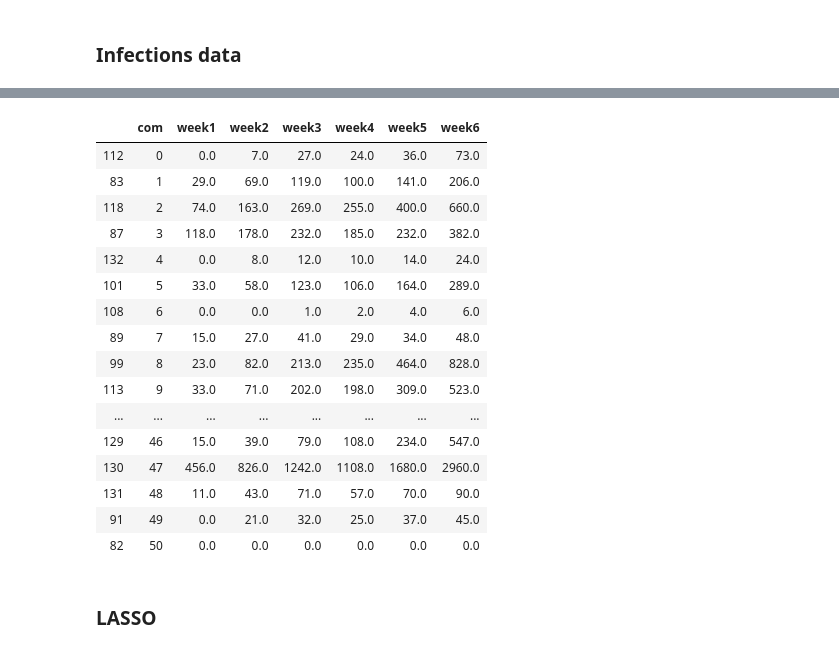
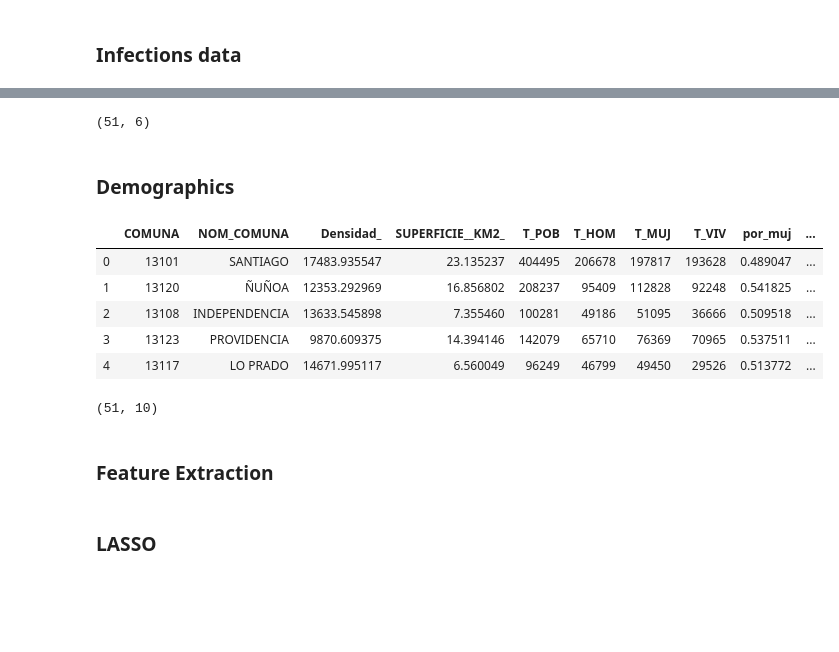
Before and after one commit to gweintra/covid19, a Jupyter notebook: ml_models.ipynb, the cells around one changed output, grey strips where cells are left out. Saved outputs shown, nothing was run; the diff lists cells and outputs as text; code cells hidden in the pictures; blank space fills up the shorter version.

Commit message:
added feature extraction

```diff
--- a/ml_models.ipynb
+++ b/ml_models.ipynb
@@ -135,20 +133,17 @@ df_y = df_y.sort_values("com")
 # %%
 df_y
+y.shape
 # %% [output]
-|  | com | week1 | week2 | week3 | week4 | week5 | week6 |
-| 112 | 0 | 0.0 | 7.0 | 27.0 | 24.0 | 36.0 | 73.0 |
-| 83 | 1 | 29.0 | 69.0 | 119.0 | 100.0 | 141.0 | 206.0 |
-| 118 | 2 | 74.0 | 163.0 | 269.0 | 255.0 | 400.0 | 660.0 |
-| 87 | 3 | 118.0 | 178.0 | 232.0 | 185.0 | 232.0 | 382.0 |
-| 132 | 4 | 0.0 | 8.0 | 12.0 | 10.0 | 14.0 | 24.0 |
-| 101 | 5 | 33.0 | 58.0 | 123.0 | 106.0 | 164.0 | 289.0 |
-| 108 | 6 | 0.0 | 0.0 | 1.0 | 2.0 | 4.0 | 6.0 |
-| 89 | 7 | 15.0 | 27.0 | 41.0 | 29.0 | 34.0 | 48.0 |
-| 99 | 8 | 23.0 | 82.0 | 213.0 | 235.0 | 464.0 | 828.0 |
-| 113 | 9 | 33.0 | 71.0 | 202.0 | 198.0 | 309.0 | 523.0 |
-| ... | ... | ... | ... | ... | ... | ... | ... |
-| 129 | 46 | 15.0 | 39.0 | 79.0 | 108.0 | 234.0 | 547.0 |
-| 130 | 47 | 456.0 | 826.0 | 1242.0 | 1108.0 | 1680.0 | 2960.0 |
-| 131 | 48 | 11.0 | 43.0 | 71.0 | 57.0 | 70.0 | 90.0 |
-| 91 | 49 | 0.0 | 21.0 | 32.0 | 25.0 | 37.0 | 45.0 |
-| 82 | 50 | 0.0 | 0.0 | 0.0 | 0.0 | 0.0 | 0.0 |
+(51, 6)
+# %% [markdown]
+### Demographics
+# %%
+df_demos = pd.read_csv(path + "demo_comunas.csv")
+df_demos.head()
+# %% [output]
+|  | COMUNA | NOM_COMUNA | Densidad_ | SUPERFICIE__KM2_ | T_POB | T_HOM | T_MUJ | T_VIV | por_muj | ... |
+| 0 | 13101 | SANTIAGO | 17483.935547 | 23.135237 | 404495 | 206678 | 197817 | 193628 | 0.489047 | ... |
+| 1 | 13120 | ÑUÑOA | 12353.292969 | 16.856802 | 208237 | 95409 | 112828 | 92248 | 0.541825 | ... |
+| 2 | 13108 | INDEPENDENCIA | 13633.545898 | 7.355460 | 100281 | 49186 | 51095 | 36666 | 0.509518 | ... |
+| 3 | 13123 | PROVIDENCIA | 9870.609375 | 14.394146 | 142079 | 65710 | 76369 | 70965 | 0.537511 | ... |
+| 4 | 13117 | LO PRADO | 14671.995117 | 6.560049 | 96249 | 46799 | 49450 | 29526 | 0.513772 | ... |
@@ -155 +156,6 @@ df_y
+# %%
+df_C.head()
+print(C.shape)
+# %% [output]
+(51, 10)
 # %%
@@ -179,0 +178,2 @@ def extract_features(in_data):
+# %% [markdown]
+### Feature Extraction
```
Also changed, not shown: parts of 19 cells of this notebook.
